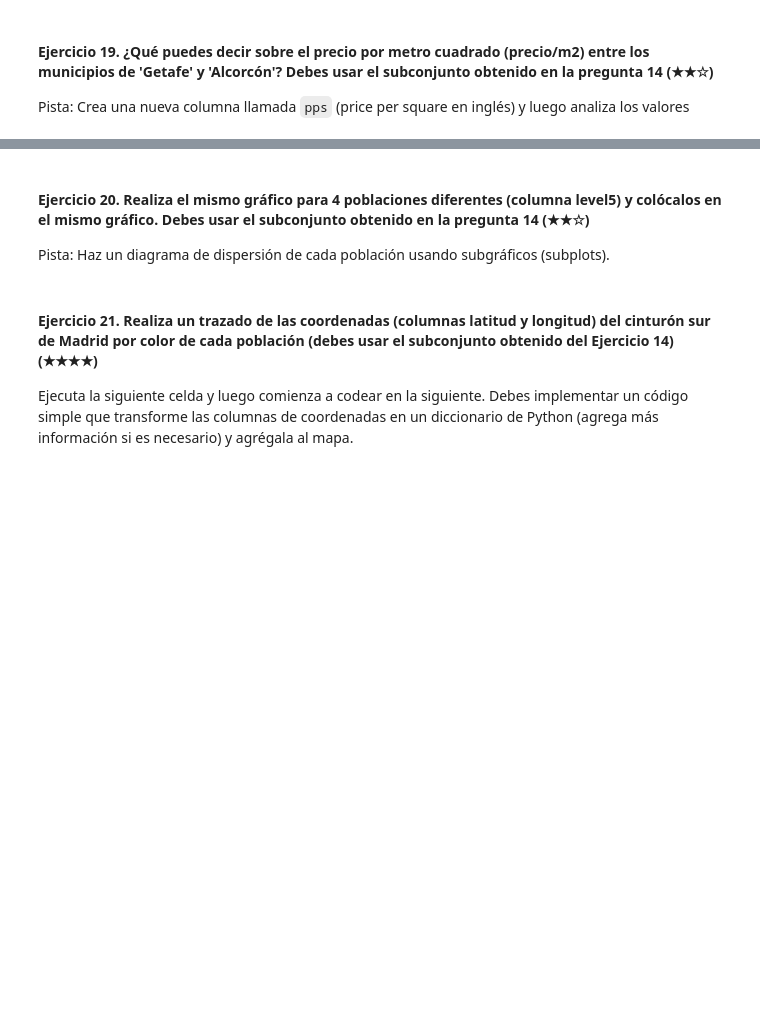
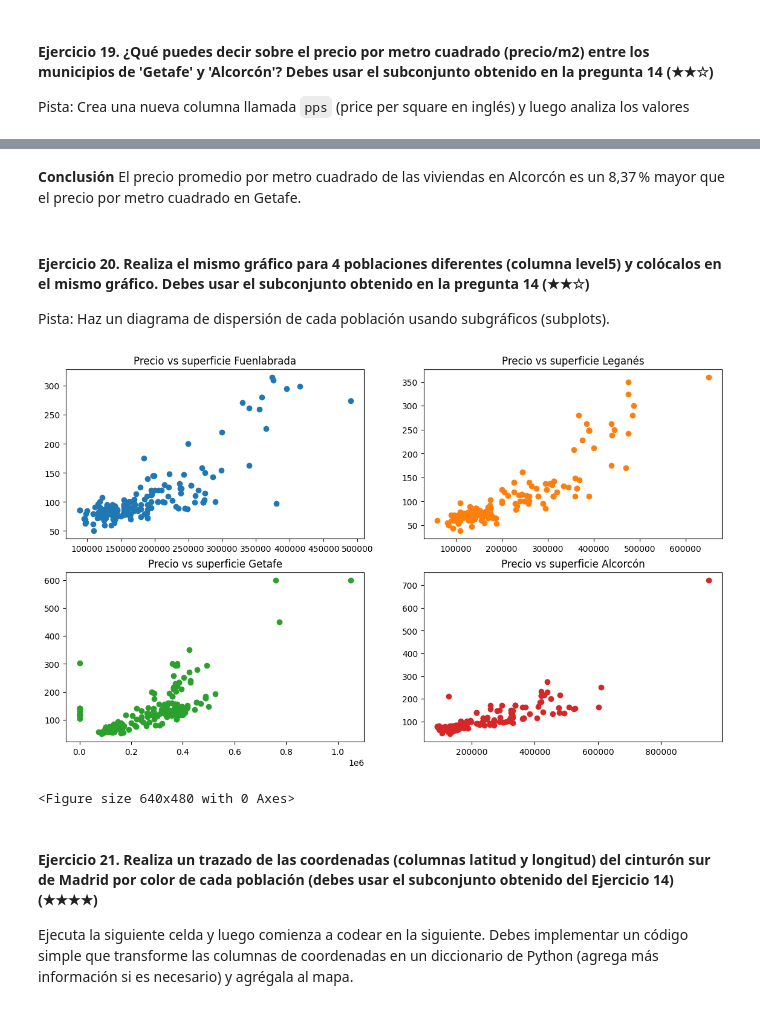
Before and after one commit to 4GeeksAcademy/Sami-Limpieza-Datos-Inmobiliarios, a Jupyter notebook: project.es.ipynb, the cells around one changed output, grey strips where cells are left out. Drawn from its saved outputs; the diff is of its cells as text; code cells hidden in the pictures; blank space fills up the shorter version.

```diff
--- a/project.es.ipynb
+++ b/project.es.ipynb
@@ -382,8 +430,28 @@ Pista: Crea una nueva columna llamada `pps` (price per square en inglés) y lueg
+# %% [markdown]
+**Conclusión**
+El precio promedio por metro cuadrado de las viviendas en Alcorcón es un 8,37 % mayor que el precio por metro cuadrado en Getafe.
 # %% [markdown]
 #### Ejercicio 20. Realiza el mismo gráfico para 4 poblaciones diferentes (columna level5) y colócalos en el mismo gráfico. Debes usar el subconjunto obtenido en la pregunta 14 (★★☆)
 Pista: Haz un diagrama de dispersión de cada población usando subgráficos (subplots).
 # %%
 # TODO
+
+fig, axs = plt.subplots(2, 2, figsize=(14, 8))
+
+axs[0, 0].scatter(precio_fuenlabrada, casas_fuenlabrada['surface'])
+axs[0, 0].set_title('Precio vs superficie Fuenlabrada')
+axs[0, 1].scatter(precio_leganes, casas_leganes['surface'], color = 'tab:orange')
+axs[0, 1].set_title('Precio vs superficie Leganés')
+axs[1, 0].scatter(precio_getafe, casas_getafe['surface'], color = 'tab:green')
+axs[1, 0].set_title('Precio vs superficie Getafe')
+axs[1, 1].scatter(precio_alcorcon, casas_alcorcon['surface'], color = 'tab:red')
+axs[1, 1].set_title('Precio vs superficie Alcorcón')
+
+plt.show()
+plt.tight_layout()
+# %% [output]
+[figure, added]
+<Figure size 640x480 with 0 Axes>
 # %% [markdown]
 #### Ejercicio 21. Realiza un trazado de las coordenadas (columnas latitud y longitud) del cinturón sur de Madrid por color de cada población (debes usar el subconjunto obtenido del Ejercicio 14) (★★★★)
 
```
Also changed, not shown: parts of 5 cells of this notebook.
